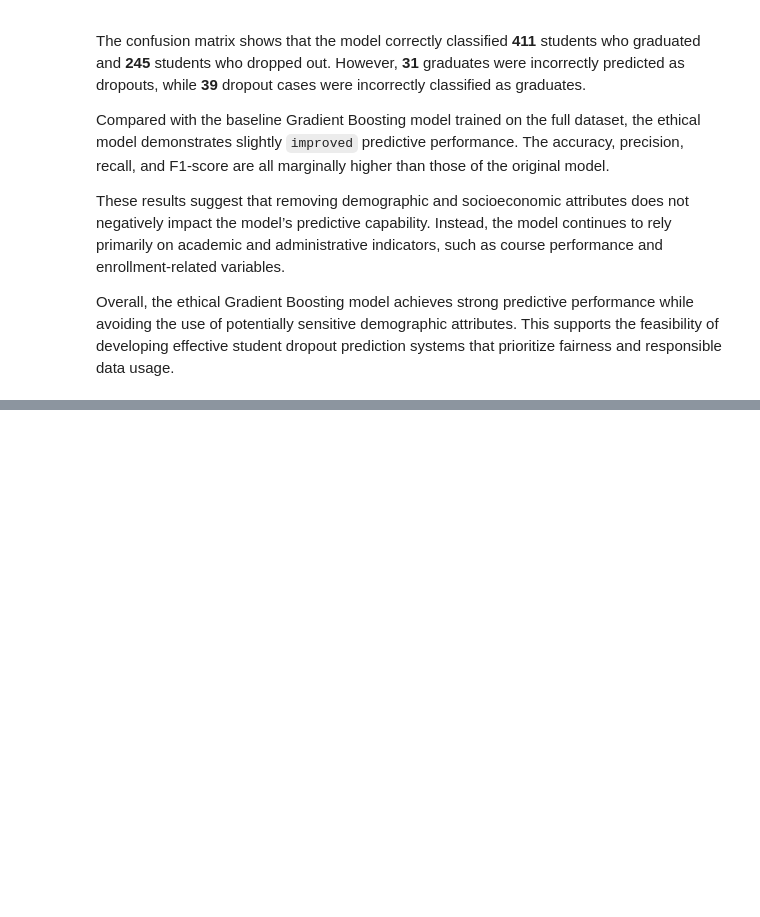
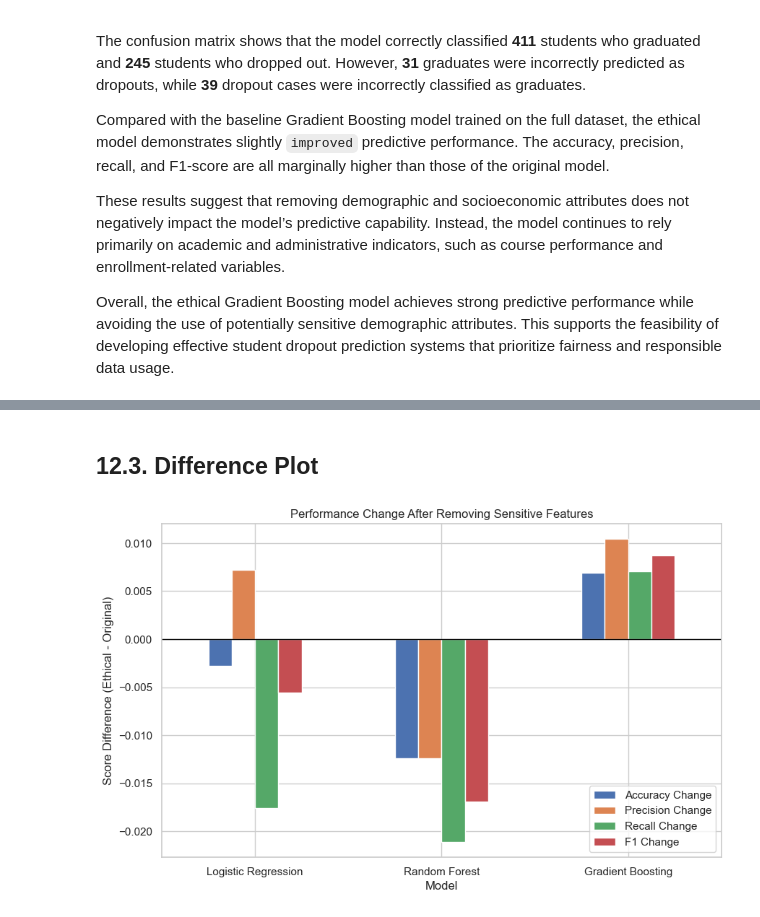
Before and after one commit to DimitarMalamski/student-dropout-predictor, a Jupyter notebook: notebooks/dropout_predictor.ipynb, the cells around one changed output, grey strips where cells are left out. Saved outputs shown, nothing was run; the diff lists cells and outputs as text; code cells hidden in the pictures; blank space fills up the shorter version.

```diff
--- a/notebooks/dropout_predictor.ipynb
+++ b/notebooks/dropout_predictor.ipynb
@@ -1168,0 +1255,40 @@ Overall, the ethical Gradient Boosting model achieves strong predictive performa
+# %% [markdown]
+## 12.3. Difference Plot
+# %%
+difference = pd.DataFrame({
+    "Model": ["Logistic Regression", "Random Forest", "Gradient Boosting"],
+    "Accuracy Change": [
+        eth_accuracy - accuracy,
+        rf_eth_accuracy - rf_accuracy,
+        gb_eth_accuracy - gb_accuracy
+    ],
+    "Precision Change": [
+        eth_precision - precision,
+        rf_eth_precision - rf_precision,
+        gb_eth_precision - gb_precision
+    ],
+    "Recall Change": [
+        eth_recall - recall,
+        rf_eth_recall - rf_recall,
+        gb_eth_recall - gb_recall
+    ],
+    "F1 Change": [
+        eth_f1 - f1,
+        rf_eth_f1 - rf_f1,
+        gb_eth_f1 - gb_f1
+    ]
+})
+
+difference.set_index("Model").plot(
+    kind="bar",
+    figsize=(10,6)
+)
+
+plt.axhline(0, color="black", linewidth=1)
+plt.title("Performance Change After Removing Sensitive Features")
+plt.ylabel("Score Difference (Ethical - Original)")
+plt.xticks(rotation=0)
+
+plt.show()
+# %% [output]
+[figure, added]
```
Also changed, not shown: parts of 5 cells of this notebook.
